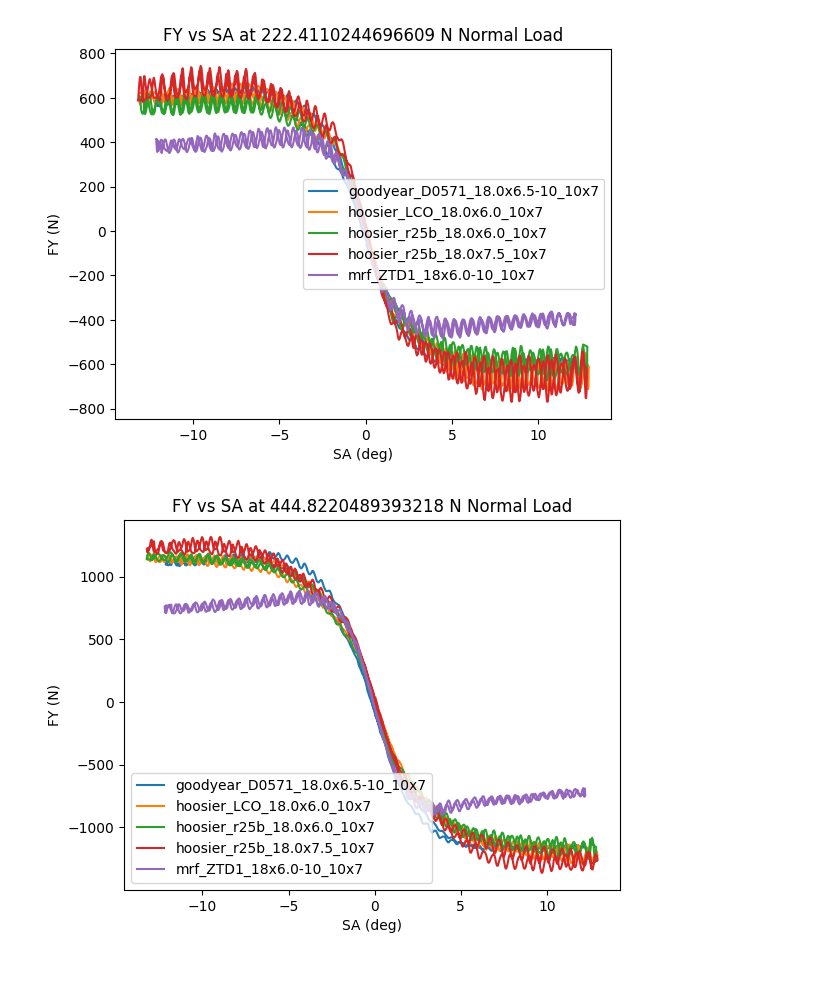
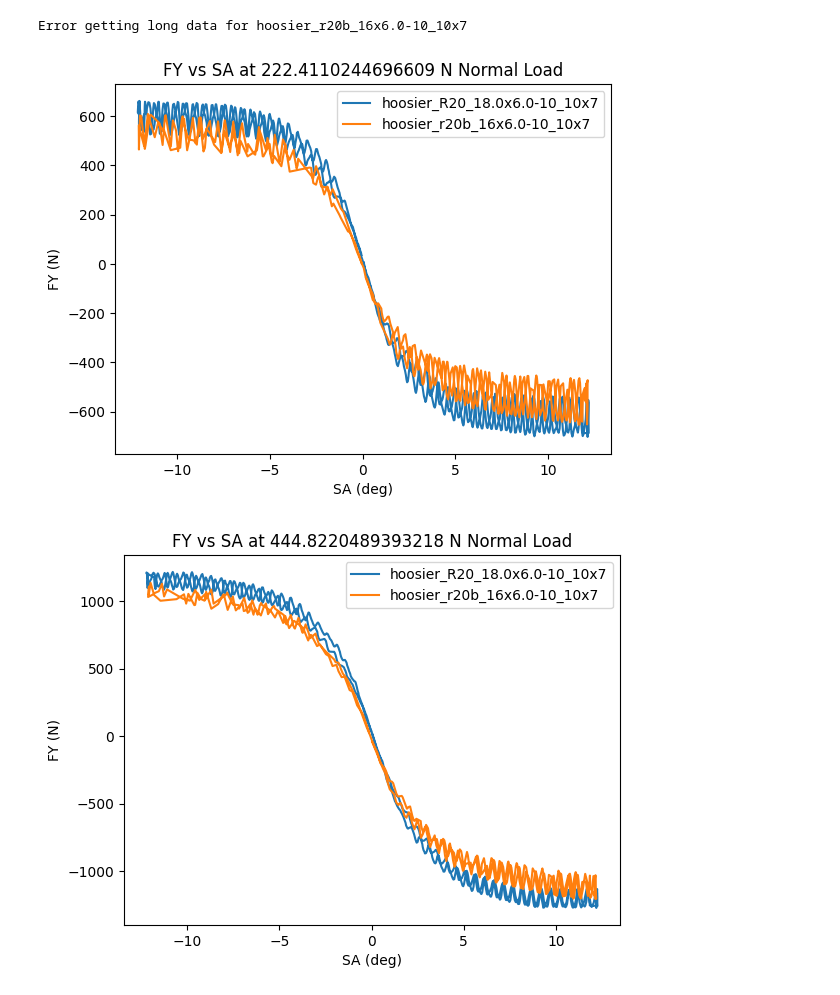
Before and after one commit to rhorvath02/tire_analysis, a Jupyter notebook: tire_data/tire_analysis.ipynb, the cells around one changed output. Saved outputs shown, nothing was run; the diff lists cells and outputs as text; code cells hidden in the pictures.

Commit message:
restructure + tire selection

```diff
--- a/tire_data/tire_analysis.ipynb
+++ b/tire_data/tire_analysis.ipynb
@@ -52,25 +51,37 @@ for name, tire in round6_tires.items():
 
     try:
         df = pd.read_csv(f"../tire_data/processed_data/all_tires/cornering_{name}.csv")
-        tire["lat"] = df[(df["velocity"] == velocity) & (df["pressure"] == pressure) & (df["SR"] < 0.075) & (df["SR"] > -0.075) & (df["camber"] == camber)]
+        tire["lat"] = df[(df["velocity"] == velocity) & (df["pressure"] == pressure) & (df["SR"] < 1) & (df["SR"] > -1) & (df["camber"] == camber)]
 
     except:
         print("Error getting lateral data for {0}".format(name))
+# %% [output]
+Error getting long data for hoosier_r20b_16x6.0-10_10x7
+# %%
+loads = set()
+
+for name, tire in round6_tires.items():
+    normal = tire["lat"]["load"].unique().tolist()
+
+    for item in normal:
+        loads.add(item)
 # %%
 tire_lst = []
 
-for item in [x / 0.224809 for x in [-50, -100, -150, -200, -250]]:
+normal_loads = []
+
+for item in loads:
     plt.figure()
     for name, tire in round6_tires.items():
         temp = tire["lat"][tire["lat"]["load"] == item]
         plt.plot(temp["SA"], temp["FY"])
         tire_lst.append(name)
 
         plt.title(f"FY vs SA at {item * -1} N Normal Load")
         plt.xlabel("SA (deg)")
         plt.ylabel("FY (N)")
 
     plt.legend(tire_lst)
 # %% [output]
-[figure, old version]
+[figure, new version]
-[figure, old version]
+[figure, new version]
```
Also changed, not shown: parts of 3 cells of this notebook, 12 other files.
